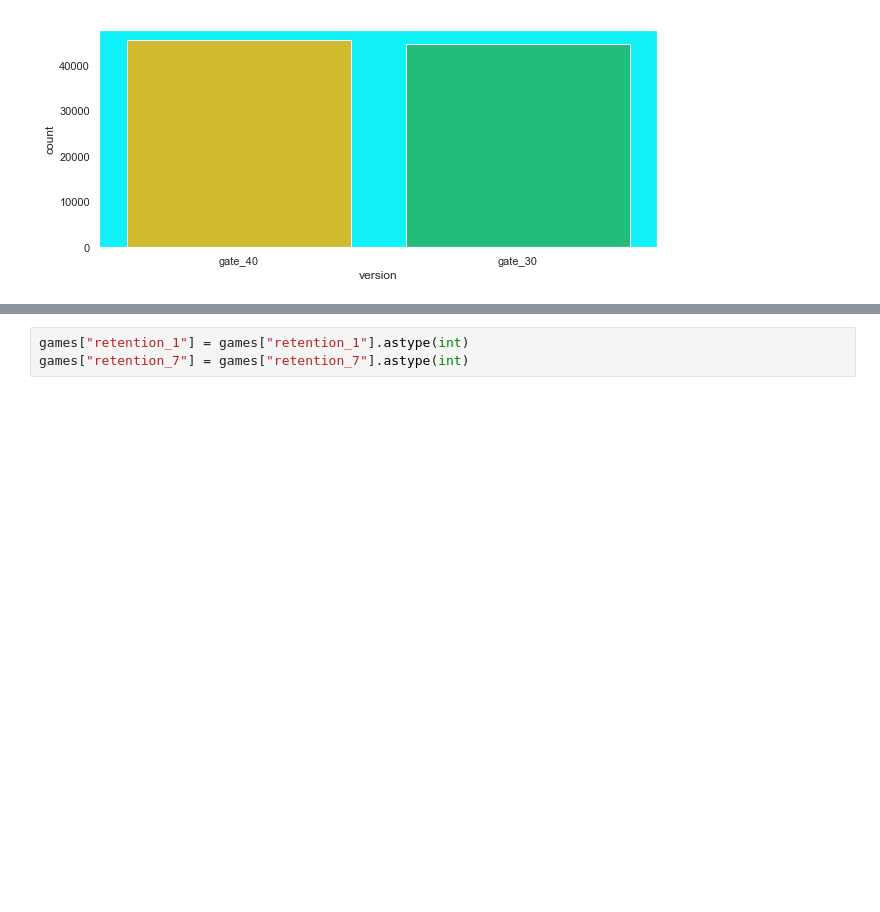
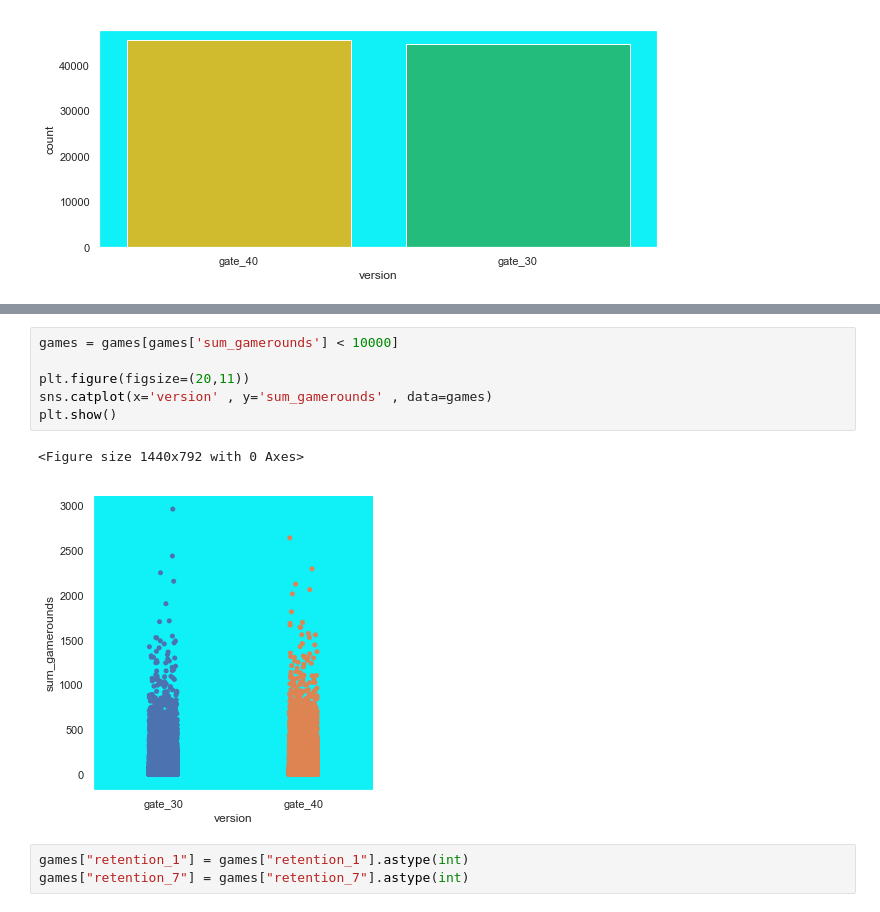
Before and after one commit to odojoachim/AB_testing_mobile_games, a Jupyter notebook: AB_testing_mobile_game.ipynb, the cells around one changed output, grey strips where cells are left out. Cells and saved outputs as stored; diff of their text form; blank space fills up the shorter version.

```diff
--- a/AB_testing_mobile_game.ipynb
+++ b/AB_testing_mobile_game.ipynb
@@ -51,3 +59,12 @@ plt.show()
+# %%
+games = games[games['sum_gamerounds'] < 10000]
+
+plt.figure(figsize=(20,11))
+sns.catplot(x='version' , y='sum_gamerounds' , data=games)
+plt.show()
+# %% [output]
+<Figure size 1440x792 with 0 Axes>
+[figure, added]
 # %%
 games["retention_1"] = games["retention_1"].astype(int)
 games["retention_7"] = games["retention_7"].astype(int)
```
Also changed, not shown: parts of 28 cells of this notebook.
